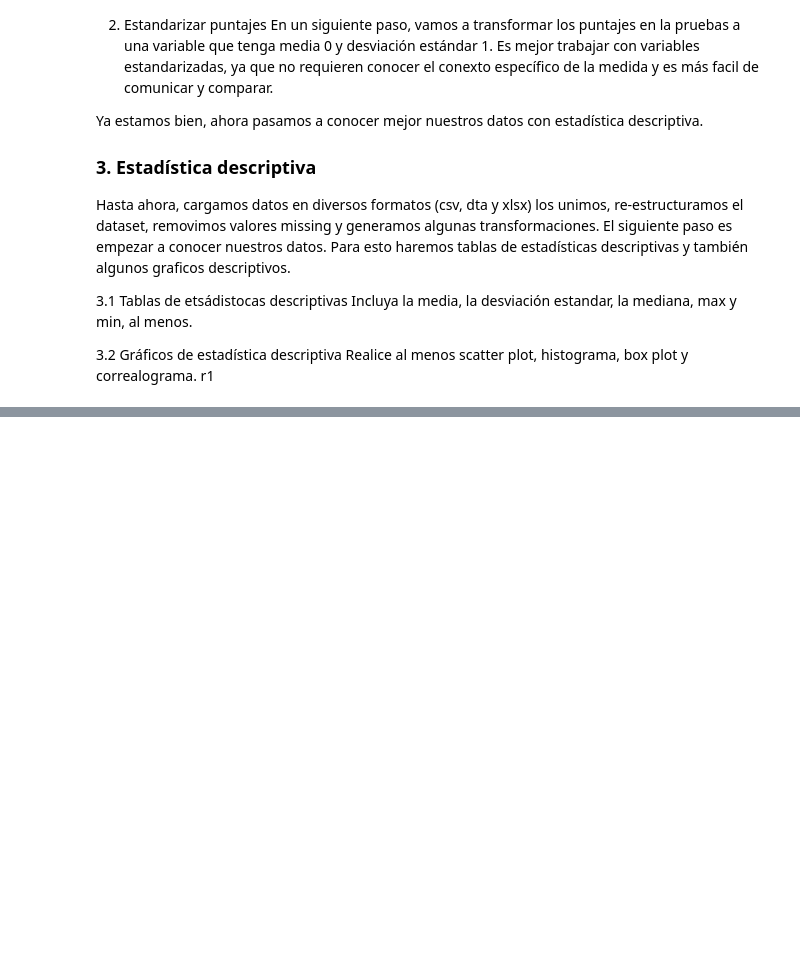
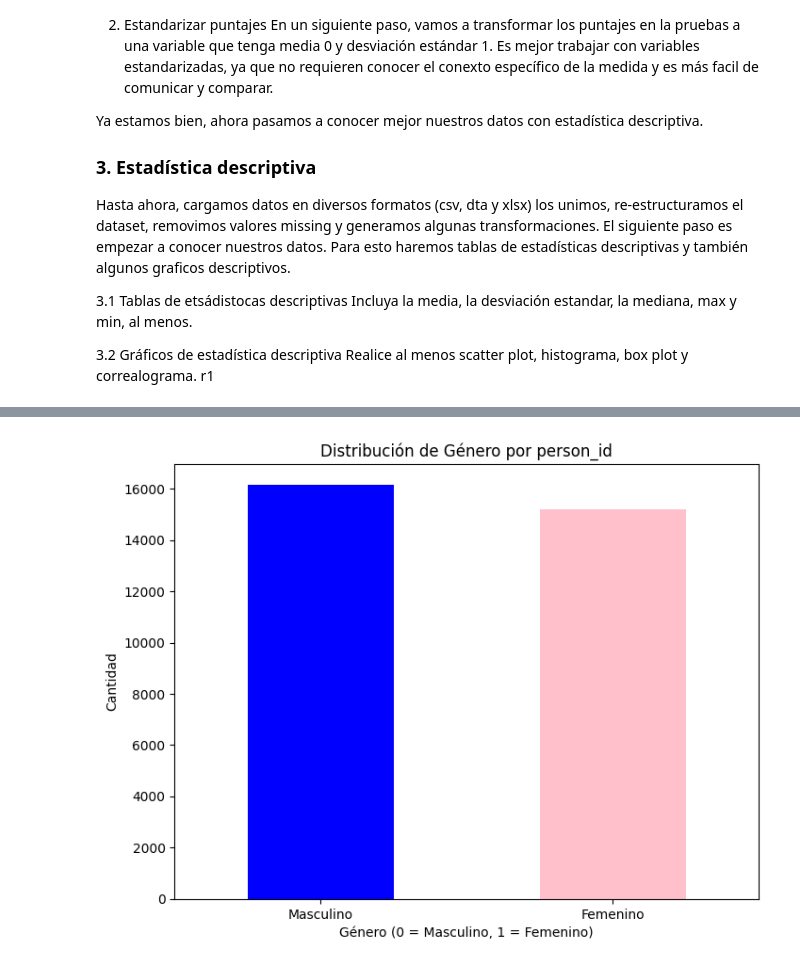
Before and after one commit to cindygarcia/TrabajoAnalisisDatos, a Jupyter notebook: taller1_enunciado.ipynb, the cells around one changed output, grey strips where cells are left out. Drawn from its saved outputs; the diff is of its cells as text; code cells hidden in the pictures; blank space fills up the shorter version.

```diff
--- a/taller1_enunciado.ipynb
+++ b/taller1_enunciado.ipynb
@@ -839,0 +915,5 @@ df2
+# %%
+# Usar melt() para convertir al formato largo
+df_long = pd.melt(school_data, id_vars=['person_id', 'school_id', 'summercamp', 'female', 'parental_schooling', 'parental_lincome', 'learnings', 'letter'],
+                  var_name='test_year', value_name='test_score')
+df_long
@@ -839,0 +945,4 @@ df2
+# %%
+df_long_limpieza1 = df_long.dropna(subset=['parental_schooling'])
+df_long_limpieza2 = df_long_limpieza1.dropna(subset=['test_score'])
+df_long_limpieza2
@@ -839,0 +963,3 @@ df2
+# %%
+df_final = df_long_limpieza2.rename(columns={'summercamp':'summer_school'})
+df_final
@@ -839,0 +980,14 @@ df2
+# %%
+test_scores = df_final['test_score'].values.reshape(-1, 1)
+
+# Inicializar el escalador estándar
+scaler = StandardScaler()
+
+# Ajustar el escalador a los datos y transformar las puntuaciones
+scaled_scores = scaler.fit_transform(test_scores)
+
+# Actualizar la columna 'test_score' con las puntuaciones estandarizadas
+df_final['test_score'] = scaled_scores
+
+# Imprimir el DataFrame resultante
+df_final
@@ -839,0 +1036,19 @@ df2
+# %%
+# Crear un gráfico de barras
+
+# Contar la cantidad de personas por género
+gender_counts = df_final['female'].value_counts()
+
+# Crear un gráfico de barras
+plt.figure(figsize=(8, 6))
+gender_counts.plot(kind='bar', color=['blue', 'pink'])
+plt.title('Distribución de Género por person_id')
+plt.xlabel('Género (0 = Masculino, 1 = Femenino)')
+plt.ylabel('Cantidad')
+
+# Establecer las ubicaciones de las marcas y las etiquetas del eje x
+plt.xticks([0, 1], ['Masculino', 'Femenino'], rotation=0)
+
+plt.show()
+# %% [output]
+[figure, added]
```
Also changed, not shown: parts of 17 cells of this notebook.
